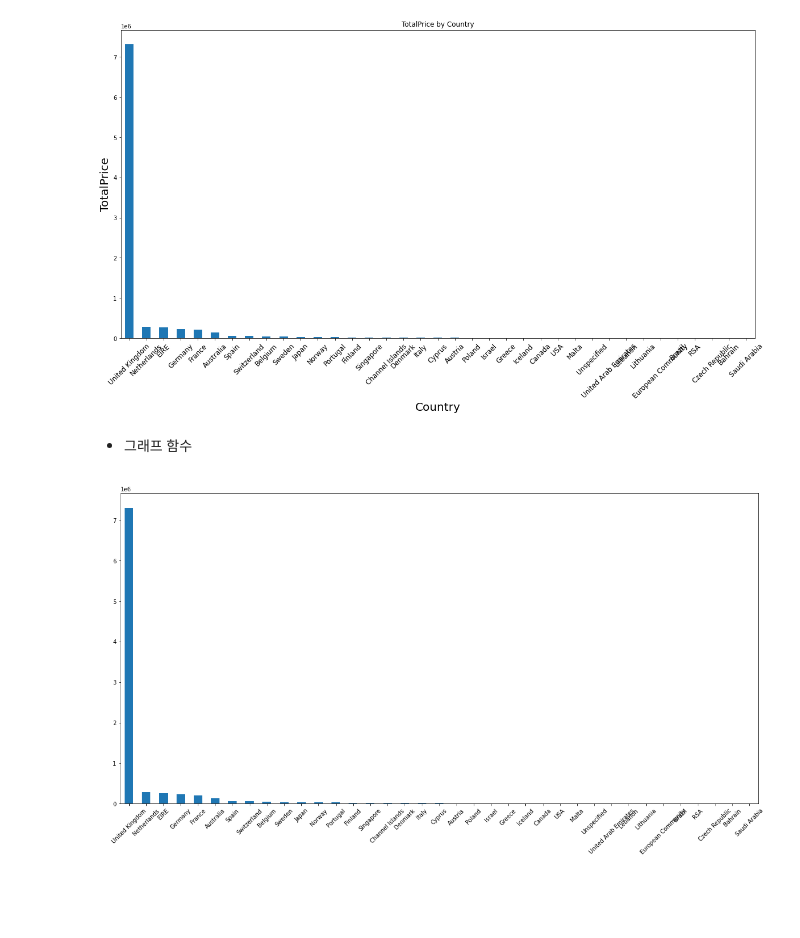
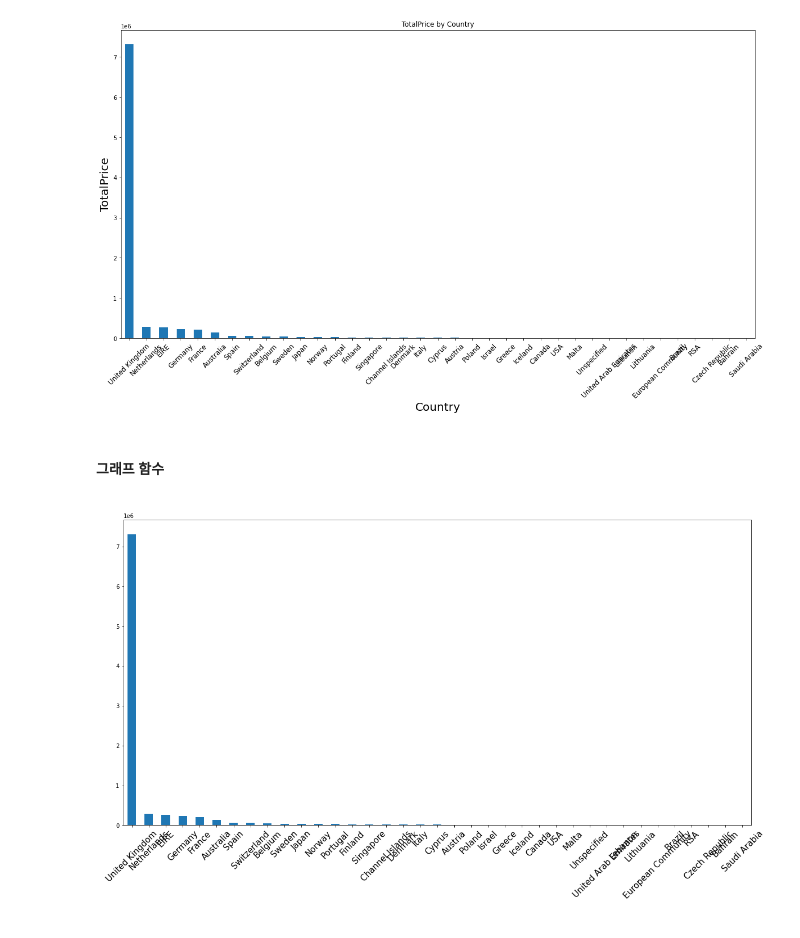
Before and after one commit to jeonprize/shoppingmall_order, a Jupyter notebook: 매출 관련 데이터 확인.ipynb, the cells around one changed output. Cells and saved outputs as stored; diff of their text form; code cells hidden in the pictures; blank space fills up the shorter version.

```diff
--- a/매출 관련 데이터 확인.ipynb
+++ b/매출 관련 데이터 확인.ipynb
@@ -105,15 +105,15 @@ plot.set_xticklabels(labels=contry_price.index,fontsize=12,rotation = 45)
  Text(0, 0, 'Saudi Arabia')]
 [figure]
 # %% [markdown]
-- 그래프 함수
+#### 그래프 함수
 # %%
 def plot_bar(df, xlabel, ylabel, title, figsize=(20, 10), rotation=45):
     plot = df.plot(kind='bar', figsize=figsize)
-    plot.set_xlabel(xlabel, fontsize=18,color='white')
-    plot.set_ylabel(ylabel, fontsize=18,color='white')
-    plot.set_title(title, fontsize=20, color='white')
-    plot.set_xticklabels(labels=df.index, rotation=rotation)
+    plot.set_xlabel(xlabel, fontsize=25,color='white')
+    plot.set_ylabel(ylabel, fontsize=25,color='white')
+    plot.set_title(title, fontsize=28, color='white')
+    plot.set_xticklabels(labels=df.index, rotation=rotation,fontsize=30)
 
 plot_bar(contry_price, 'Country','TotalPrice', 'TotalPrice by Country')
 # %% [output]
-[figure, old version]
+[figure, new version]
```
Also changed, not shown: parts of 23 cells of this notebook.
